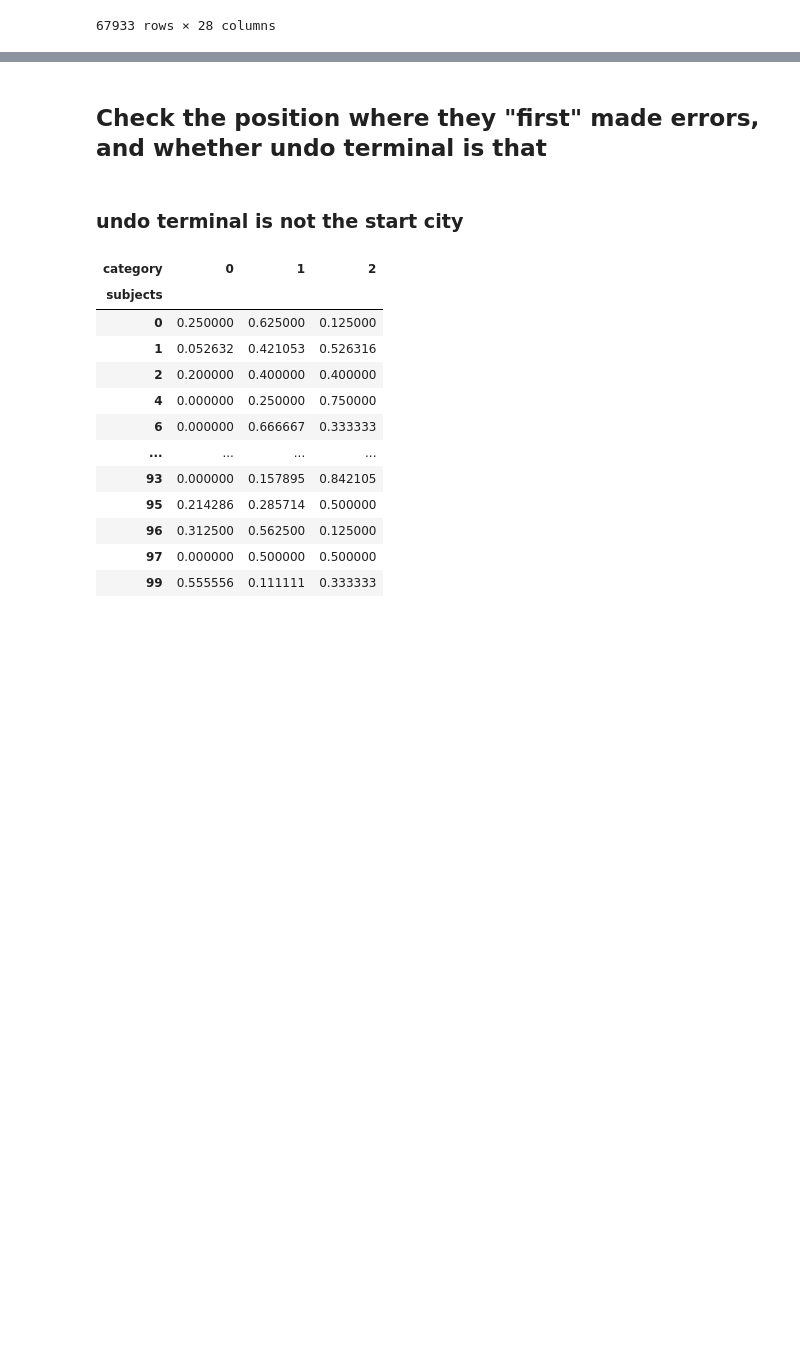
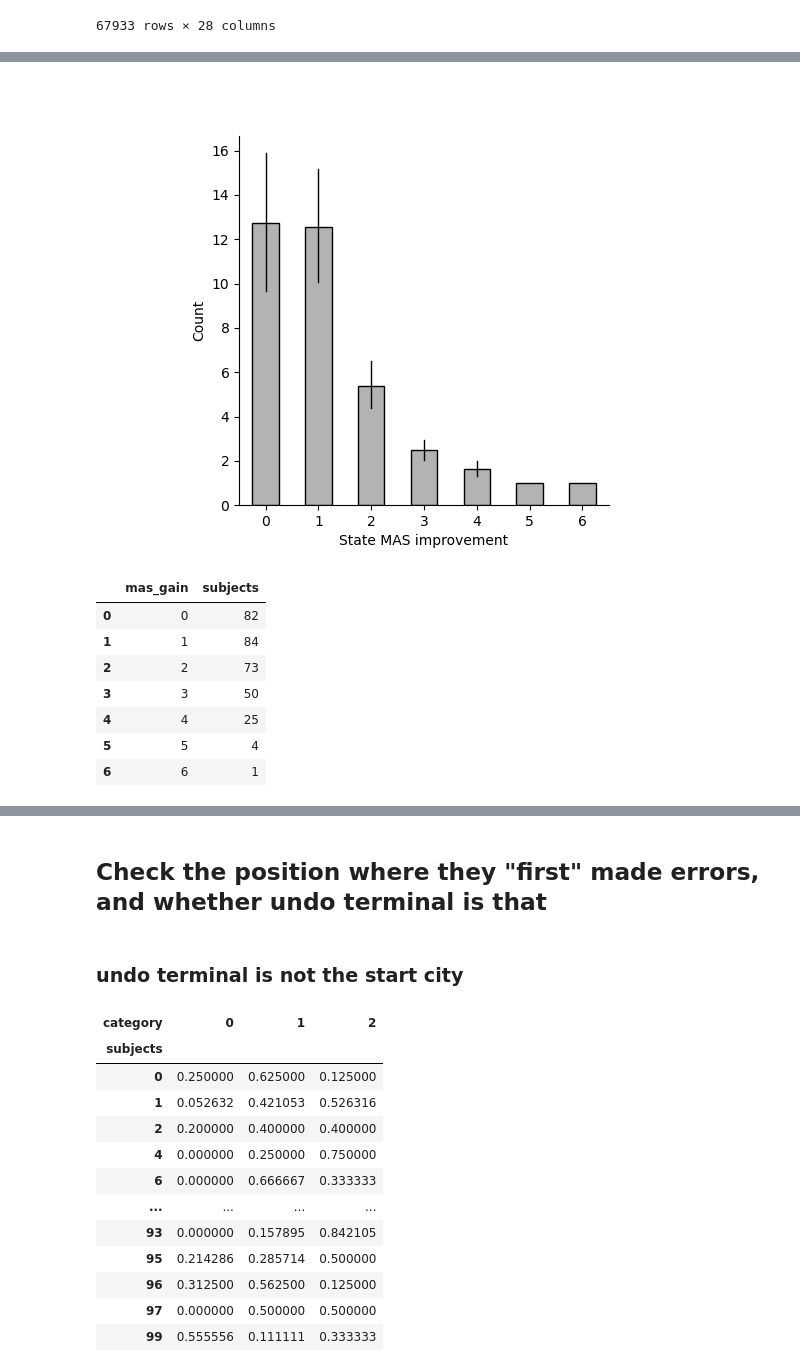
Before and after one commit to sherrybao222/Road_Construction, a Jupyter notebook: analysis/online_2022/Track_error_history.ipynb, the cells around one changed output, grey strips where cells are left out. Saved outputs shown, nothing was run; the diff lists cells and outputs as text; code cells hidden in the pictures; blank space fills up the shorter version.

```diff
--- a/analysis/online_2022/Track_error_history.ipynb
+++ b/analysis/online_2022/Track_error_history.ipynb
@@ -94,0 +135,3 @@ def text(p):
+# %%
+mas_gain_df_sub = mas_gain_df.groupby(['subjects','mas_gain']).count().reset_index()
+mas_gain_df_sub
@@ -94,0 +152,30 @@ def text(p):
+# %%
+# plot accu_error_sub as sns barplot
+%matplotlib widget
+
+fig, axs = plt.subplots(1,1)
+sns.barplot(x = 'mas_gain', y = 'puzzleID', data = mas_gain_df_sub,
+            color = [.7,.7,.7],
+            width=.5, linewidth=1,
+            # error bar parameters
+            errwidth = 1,
+            errcolor = 'k',
+            edgecolor = 'k',
+            ax = axs)
+
+axs.set(xlabel='State MAS improvement', ylabel='Count')
+
+axs.set_aspect(1/axs.get_data_ratio())
+plt.show()
+fig.savefig('/Users/dbao/Desktop/figure.png', dpi=300, bbox_inches='tight')
+mas_gain_df_sub.groupby(['mas_gain'])['subjects'].count().reset_index()
+# %% [output]
+[figure, added]
+|  | mas_gain | subjects |
+| 0 | 0 | 82 |
+| 1 | 1 | 84 |
+| 2 | 2 | 73 |
+| 3 | 3 | 50 |
+| 4 | 4 | 25 |
+| 5 | 5 | 4 |
+| 6 | 6 | 1 |
```
Also changed, not shown: parts of 12 cells of this notebook, 1 other file.
